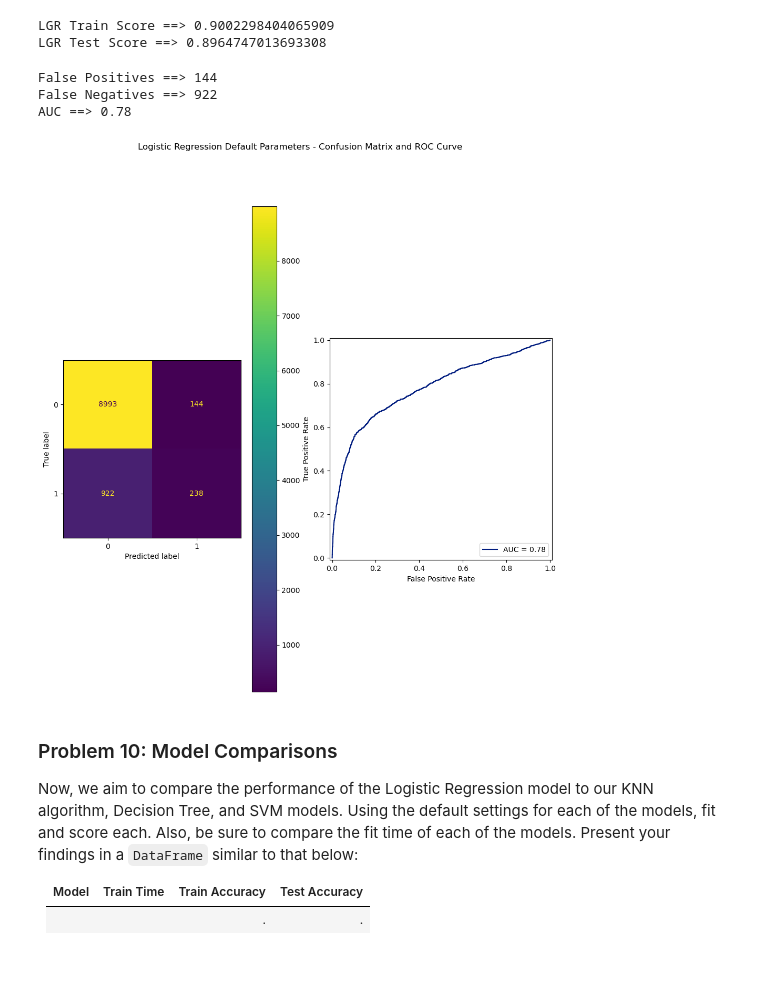
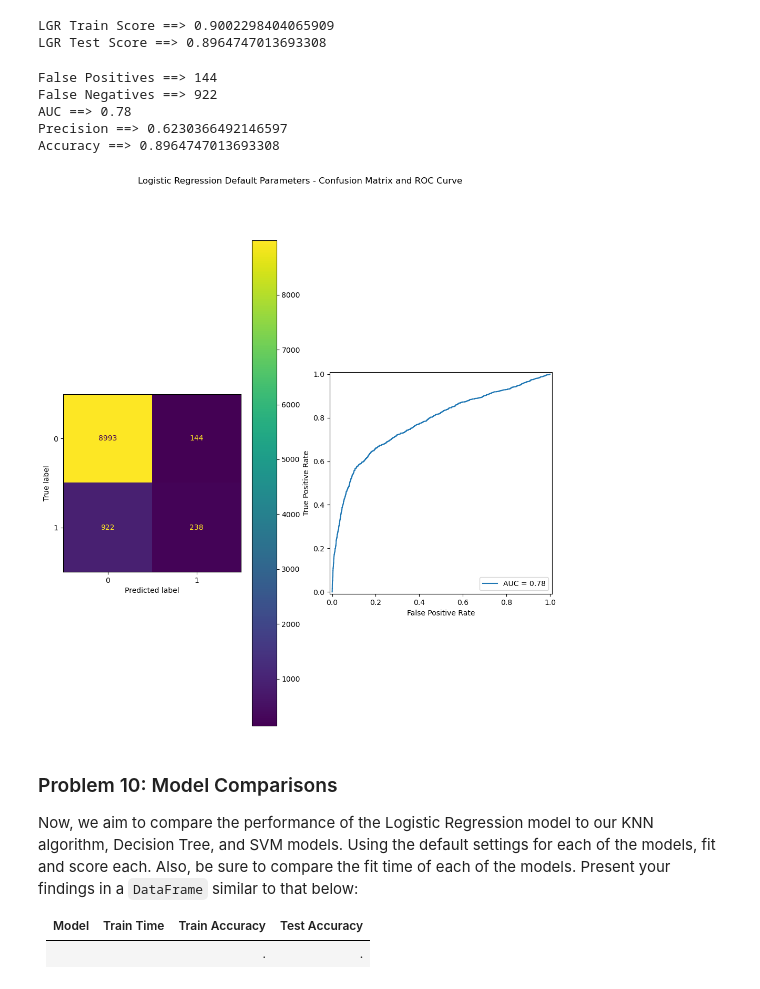
Before and after one commit to cdungca/comparing-classifiers, a Jupyter notebook: prompt_III.ipynb, the cells around one changed output. Drawn from its saved outputs; the diff is of its cells as text; code cells hidden in the pictures.

```diff
--- a/prompt_III.ipynb
+++ b/prompt_III.ipynb
@@ -321,6 +321,8 @@ LGR Test Score ==> 0.8964747013693308
 fp = ''
 fn = ''
 auc = ''
+lgr_precision = ''
+accuracy = ''
 
 from sklearn.metrics import auc as skl_auc
 
@@ -331,34 +333,42 @@ preds = lgr_pipe.predict(X_test)
 
 # Confusion Matrix
 conf_matrix = confusion_matrix(y_test, preds)
 disp1 = ConfusionMatrixDisplay(conf_matrix)
 disp1.plot(ax=ax[0])
 
 # ROC Curve
 y_score = lgr_pipe.predict_proba(X_test)[:, 1]
 fpr, tpr, thresholds = roc_curve(y_test, y_score, pos_label='yes')
 roc_auc_value = skl_auc(fpr, tpr)
 
+# precision and accuracy
+lgr_precision = conf_matrix[1][1] / (conf_matrix[1][1] + conf_matrix[0][1])
+accuracy = (conf_matrix[1][1] + conf_matrix[0][0]) / (conf_matrix[1][1] + conf_matrix[0][1] + conf_matrix[1][0] + conf_matrix[0][0])
+
 
 disp2 = RocCurveDisplay(fpr=fpr, tpr=tpr, roc_auc=roc_auc_value)
 disp2.plot(ax=ax[1])
 
 # add title to figure
 fig.suptitle('Logistic Regression Default Parameters - Confusion Matrix and ROC Curve')
 
 
 fp = conf_matrix[0][1]
 fn = conf_matrix[1][0]
 auc = round(roc_auc_value, 2)
 
 print('False Positives ==> ' + str(fp))
 print('False Negatives ==> ' + str(fn))
 print('AUC ==> ' + str(auc))
+print('Precision ==> ' + str(lgr_precision))
+print('Accuracy ==> ' + str(accuracy))
 # %% [output]
 False Positives ==> 144
 False Negatives ==> 922
 AUC ==> 0.78
+Precision ==> 0.6230366492146597
+Accuracy ==> 0.8964747013693308
-[figure, old version]
+[figure, new version]
 # %% [markdown]
 ### Problem 10: Model Comparisons
 
```
Also changed, not shown: parts of 26 cells of this notebook, 1 other file.
